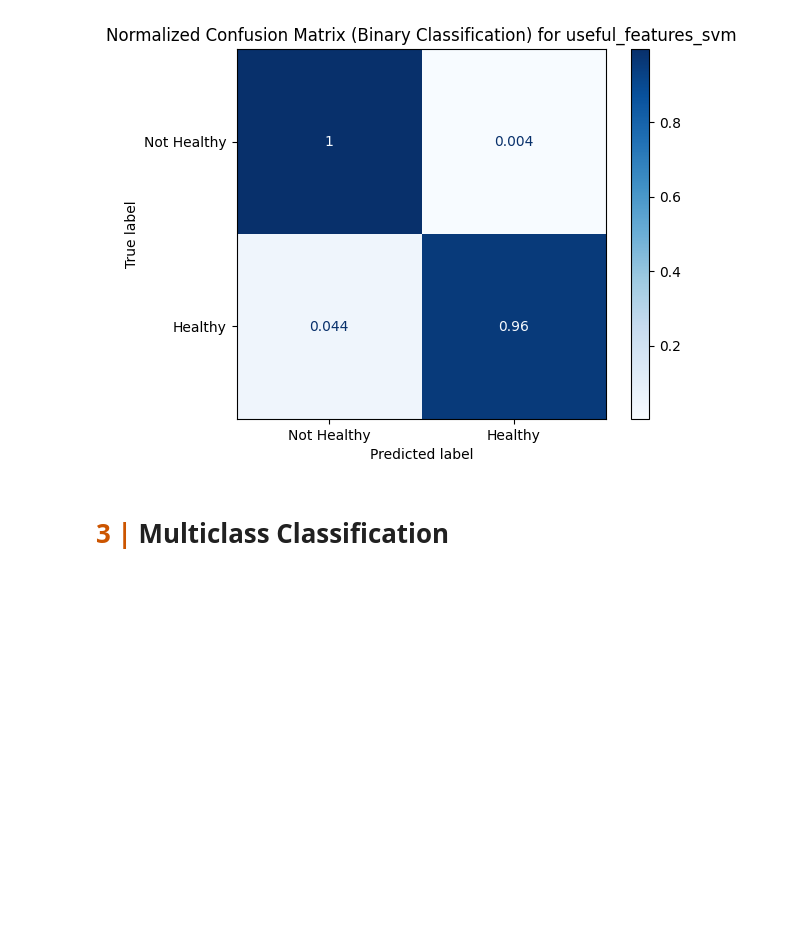
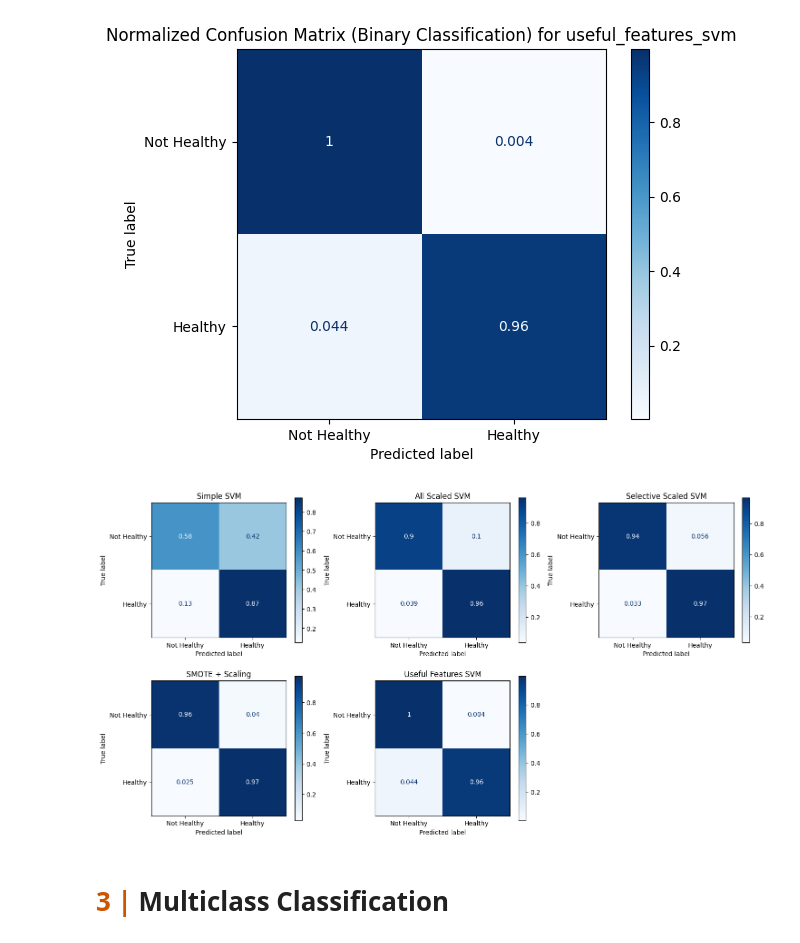
Before and after one commit to ChelsyMena/svm-classification, a Jupyter notebook: thyroids_svm.ipynb, the cells around one changed output. Saved outputs shown, nothing was run; the diff lists cells and outputs as text; code cells hidden in the pictures; blank space fills up the shorter version.

Commit message:
new plots

```diff
--- a/thyroids_svm.ipynb
+++ b/thyroids_svm.ipynb
@@ -251,6 +251,42 @@ weighted avg       0.97      0.96      0.96      3428
 
 ROC AUC: 0.9758162366268093
 [figure]
+# %%
+import math
+
+models_plot = {
+    'Simple SVM': svm_classifier,
+    'All Scaled SVM': pipeline_svm,
+    'Selective Scaled SVM': pipeline_scale,
+    'SMOTE + Scaling': pipeline,
+    'Useful Features SVM': useful_pipeline
+}
+
+n_models = len(models_plot)
+
+n_cols = math.ceil(n_models / 2)
+fig, axes = plt.subplots(2, n_cols, figsize=(5 * n_cols, 8))
+axes = axes.flatten()
+
+for ax, (name, model) in zip(axes, models_plot.items()):
+    y_pred = model.predict(X_test)
+    ConfusionMatrixDisplay.from_predictions(
+        y_test_binary,
+        y_pred,
+        display_labels=["Not Healthy", "Healthy"],
+        cmap=plt.cm.Blues,
+        normalize='true',
+        ax=ax
+    )
+    ax.set_title(name)
+
+for ax in axes[len(models_plot):]:
+    ax.set_visible(False)
+
+plt.tight_layout()
+plt.show()
+# %% [output]
+[figure, added]
 # %% [markdown]
 <h1> <span style="color: #CC5500;">3  |  </span> Multiclass Classification </h1>
 # %% [markdown]
```
Also changed, not shown: parts of 2 cells of this notebook.
